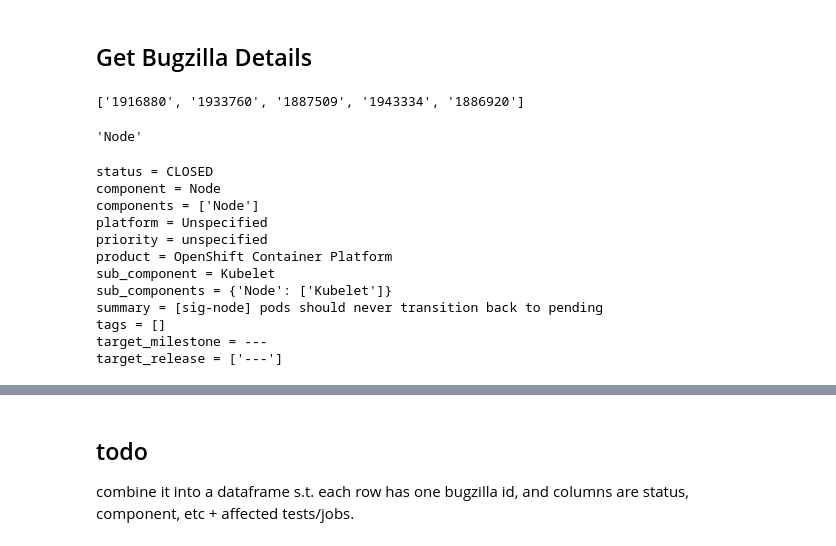
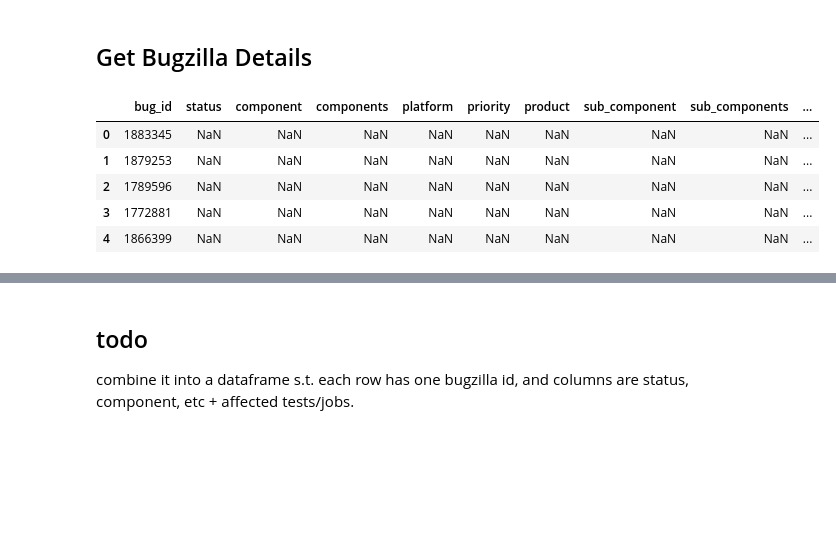
Before and after one commit to hemajv/ocp-ci-analysis, a Jupyter notebook: notebooks/data-sources/Bugzilla/bugzilla_EDA.ipynb, the cells around one changed output, grey strips where cells are left out. Drawn from its saved outputs; the diff is of its cells as text; code cells hidden in the pictures; blank space fills up the shorter version.

```diff
--- a/notebooks/data-sources/Bugzilla/bugzilla_EDA.ipynb
+++ b/notebooks/data-sources/Bugzilla/bugzilla_EDA.ipynb
@@ -149,19 +116,7 @@ linked_and_associated_bugs.head()
 # %% [markdown]
 ## Get Bugzilla Details
-# %%
-sample_bugs = linked_and_associated_bugs['bug_ids'][0]
-sample_bugs
-# %% [output]
-['1916880', '1933760', '1887509', '1943334', '1886920']
-# %%
-bzapi = bugzilla.Bugzilla("bugzilla.redhat.com")
-
-bug = bzapi.getbug(sample_bugs[0])
-bug.component
-# %% [output]
-'Node'
 # %%
-fields = [
+bug_details_to_get = [
     'status',
     'component',
     'components',
@@ -175,19 +130,14 @@ fields = [
     'target_milestone',
     'target_release',
 ]
-
-for f in fields:
-    print(f'{f} = {getattr(bug, f)}')
-# %% [output]
-status = CLOSED
-component = Node
-components = ['Node']
-platform = Unspecified
-priority = unspecified
-product = OpenShift Container Platform
-sub_component = Kubelet
-sub_components = {'Node': ['Kubelet']}
-summary = [sig-node] pods should never transition back to pending
-tags = []
-target_milestone = ---
-target_release = ['---']
+# %%
+bugs_df = pd.DataFrame(columns=['bug_id'] + bug_details_to_get, index=range(len(all_linked_bugs)))
+bugs_df = bugs_df.assign(bug_id=all_linked_bugs)
+bugs_df.head()
+# %% [output]
+|  | bug_id | status | component | components | platform | priority | product | sub_component | sub_components | ... |
+| 0 | 1883345 | NaN | NaN | NaN | NaN | NaN | NaN | NaN | NaN | ... |
+| 1 | 1879253 | NaN | NaN | NaN | NaN | NaN | NaN | NaN | NaN | ... |
+| 2 | 1789596 | NaN | NaN | NaN | NaN | NaN | NaN | NaN | NaN | ... |
+| 3 | 1772881 | NaN | NaN | NaN | NaN | NaN | NaN | NaN | NaN | ... |
+| 4 | 1866399 | NaN | NaN | NaN | NaN | NaN | NaN | NaN | NaN | ... |
```
Also changed, not shown: parts of 13 cells of this notebook.
